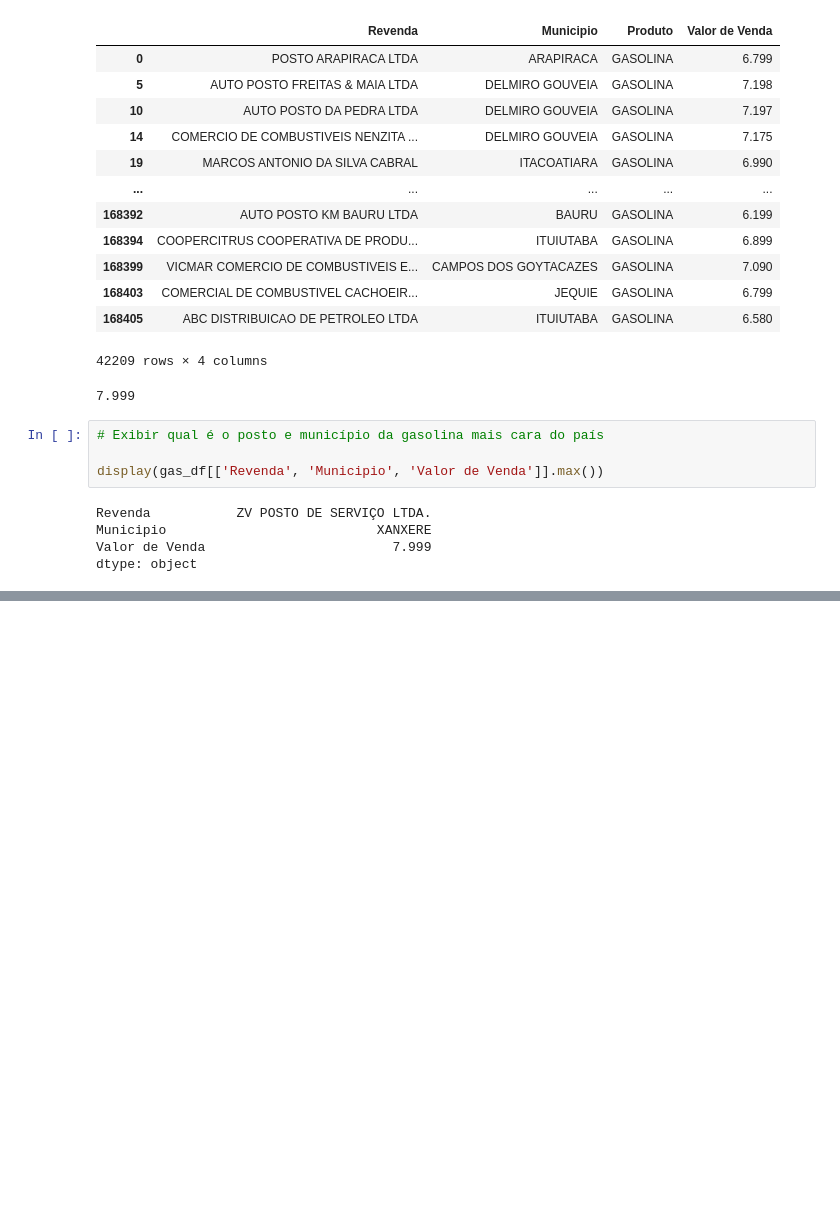
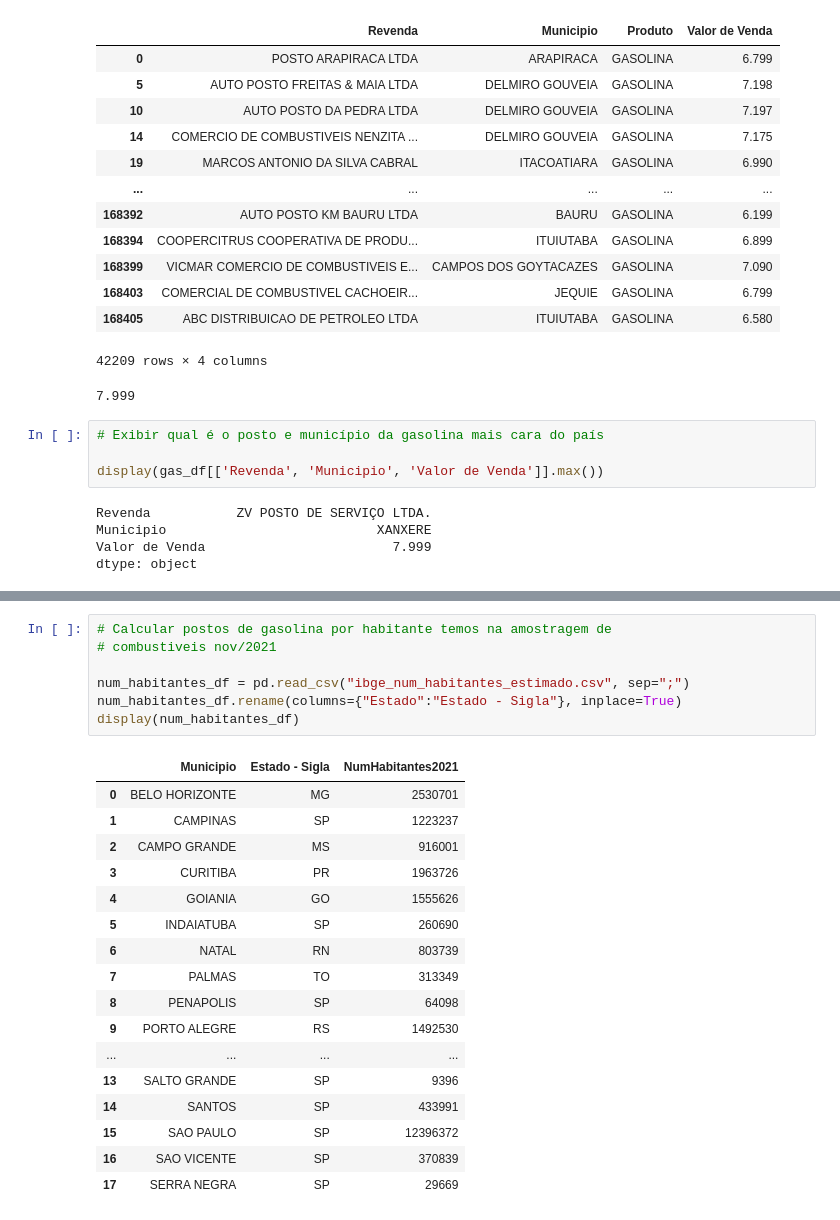
Before and after one commit to RafaelFortes01/CursoDeExtensaoPythonPandas, a Jupyter notebook: Primeiro_Exemplo_em_Pandas.ipynb, the cells around one changed output, grey strips where cells are left out. Saved outputs shown, nothing was run; the diff lists cells and outputs as text; blank space fills up the shorter version.

```diff
--- a/Primeiro_Exemplo_em_Pandas.ipynb
+++ b/Primeiro_Exemplo_em_Pandas.ipynb
@@ -216,0 +359,25 @@ dtype: object
+# %%
+# Calcular postos de gasolina por habitante temos na amostragem de
+# combustiveis nov/2021
+
+num_habitantes_df = pd.read_csv("ibge_num_habitantes_estimado.csv", sep=";")
+num_habitantes_df.rename(columns={"Estado":"Estado - Sigla"}, inplace=True)
+display(num_habitantes_df)
+# %% [output]
+|  | Municipio | Estado - Sigla | NumHabitantes2021 |
+| 0 | BELO HORIZONTE | MG | 2530701 |
+| 1 | CAMPINAS | SP | 1223237 |
+| 2 | CAMPO GRANDE | MS | 916001 |
+| 3 | CURITIBA | PR | 1963726 |
+| 4 | GOIANIA | GO | 1555626 |
+| 5 | INDAIATUBA | SP | 260690 |
+| 6 | NATAL | RN | 803739 |
+| 7 | PALMAS | TO | 313349 |
+| 8 | PENAPOLIS | SP | 64098 |
+| 9 | PORTO ALEGRE | RS | 1492530 |
+| ... | ... | ... | ... |
+| 13 | SALTO GRANDE | SP | 9396 |
+| 14 | SANTOS | SP | 433991 |
+| 15 | SAO PAULO | SP | 12396372 |
+| 16 | SAO VICENTE | SP | 370839 |
+| 17 | SERRA NEGRA | SP | 29669 |
```
Also changed, not shown: parts of 14 cells of this notebook.
